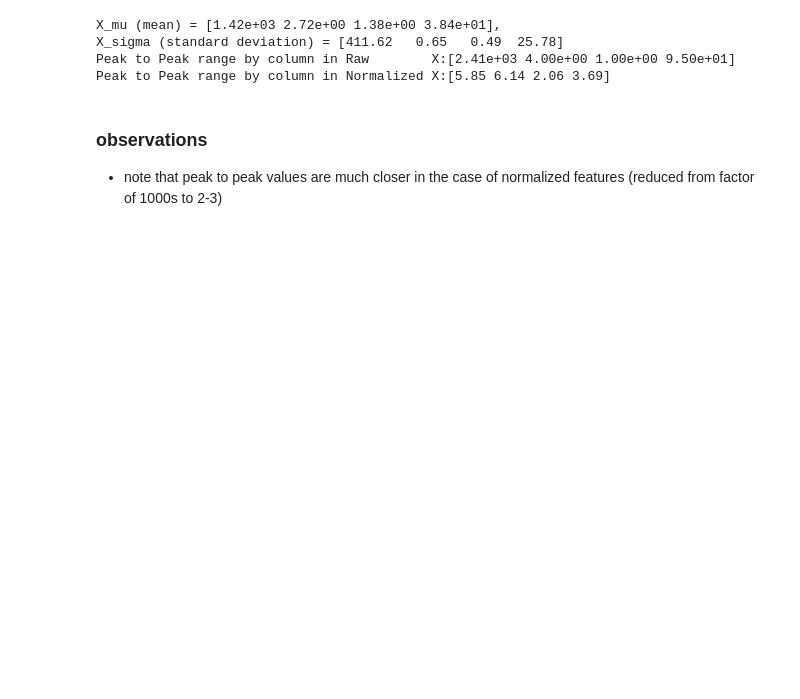
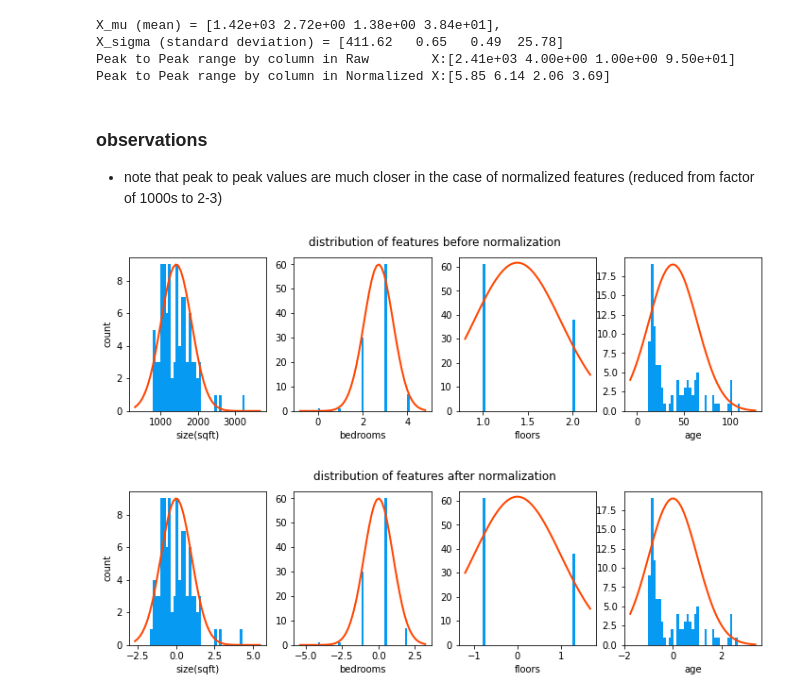
Before and after one commit to anikettrivedi/ml-ai, a Jupyter notebook: 02_linear_regression/02_06_features_scaling.ipynb, the cells around one changed output. Cells and saved outputs as stored; diff of their text form; code cells hidden in the pictures; blank space fills up the shorter version.

```diff
--- a/02_linear_regression/02_06_features_scaling.ipynb
+++ b/02_linear_regression/02_06_features_scaling.ipynb
@@ -236,0 +233,57 @@ Peak to Peak range by column in Normalized X:[5.85 6.14 2.06 3.69]
+# %%
+# before nomalization
+fig,ax=plt.subplots(1, 4, figsize=(12, 3))
+
+for i in range(len(ax)):
+    data = X_train[:, i]
+
+    # histogram
+    scale = (np.max(data) - np.min(data))*0.2
+    x = np.linspace(np.min(data)-scale,np.max(data)+scale,50)
+    _,bins, _ = ax[i].hist(data, x, color="xkcd:azure")
+    ax[i].set_xlabel(X_features[i])
+
+    # normal distribution
+    mu = np.mean(data);
+    std = np.std(data);
+    dist = norm.pdf(bins, loc=mu, scale = std)
+
+    axr = ax[i].twinx()
+    axr.plot(bins,dist, color = "orangered", lw=2)
+    axr.set_ylim(bottom=0)
+    axr.axis('off')
+
+
+ax[0].set_ylabel("count");
+fig.suptitle("distribution of features before normalization")
+plt.show()
+
+# after nomalization
+fig,ax=plt.subplots(1, 4, figsize=(12, 3))
+
+for i in range(len(ax)):
+    data = X_norm[:, i]
+
+    # histogram
+    scale = (np.max(data) - np.min(data))*0.2
+    x = np.linspace(np.min(data)-scale,np.max(data)+scale,50)
+    _,bins, _ = ax[i].hist(data, x, color="xkcd:azure")
+    ax[i].set_xlabel(X_features[i])
+
+    # normal distribution
+    mu = np.mean(data);
+    std = np.std(data);
+    dist = norm.pdf(bins, loc=mu, scale = std)
+
+    axr = ax[i].twinx()
+    axr.plot(bins,dist, color = "orangered", lw=2)
+    axr.set_ylim(bottom=0)
+    axr.axis('off')
+
+
+ax[0].set_ylabel("count");
+fig.suptitle("distribution of features after normalization")
+plt.show()
+# %% [output]
+[figure, added]
+[figure, added]
```
Also changed, not shown: parts of 12 cells of this notebook.
